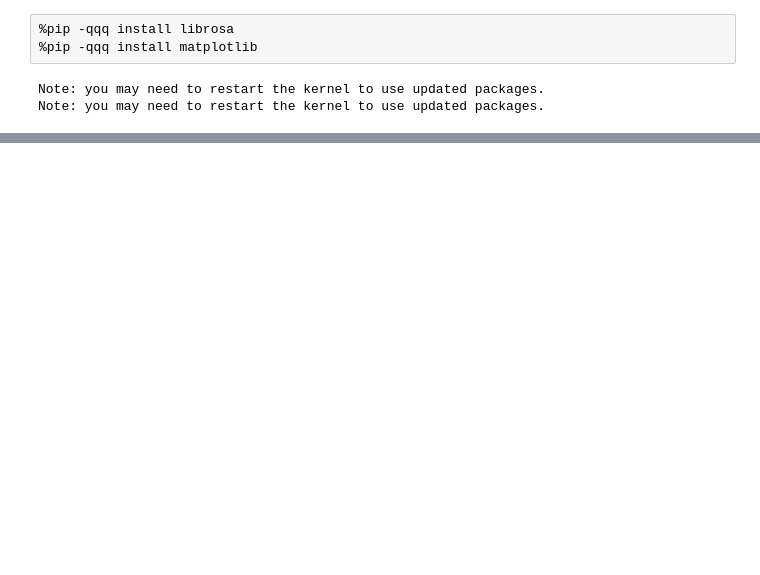
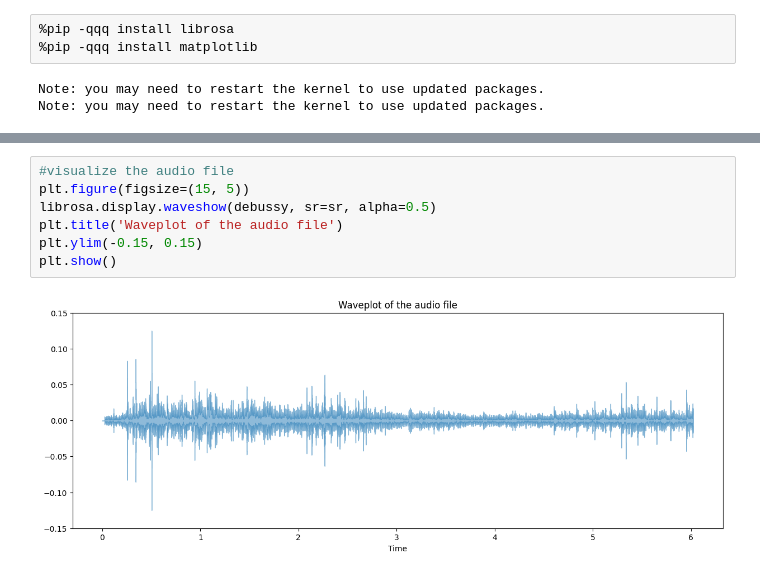
Before and after one commit to Sandeepkumaramgothu/ASE_practice, a Jupyter notebook: Extract_Amplitude.ipynb, the cells around one changed output, grey strips where cells are left out. Drawn from its saved outputs; the diff is of its cells as text; blank space fills up the shorter version.

```diff
--- a/Extract_Amplitude.ipynb
+++ b/Extract_Amplitude.ipynb
@@ -17,0 +57,9 @@ import matplotlib.ticker as mplticker
+# %%
+#visualize the audio file
+plt.figure(figsize=(15, 5))
+librosa.display.waveshow(debussy, sr=sr, alpha=0.5)
+plt.title('Waveplot of the audio file')
+plt.ylim(-0.15, 0.15)
+plt.show()
+# %% [output]
+[figure, added]
```
Also changed, not shown: parts of 15 cells of this notebook.
